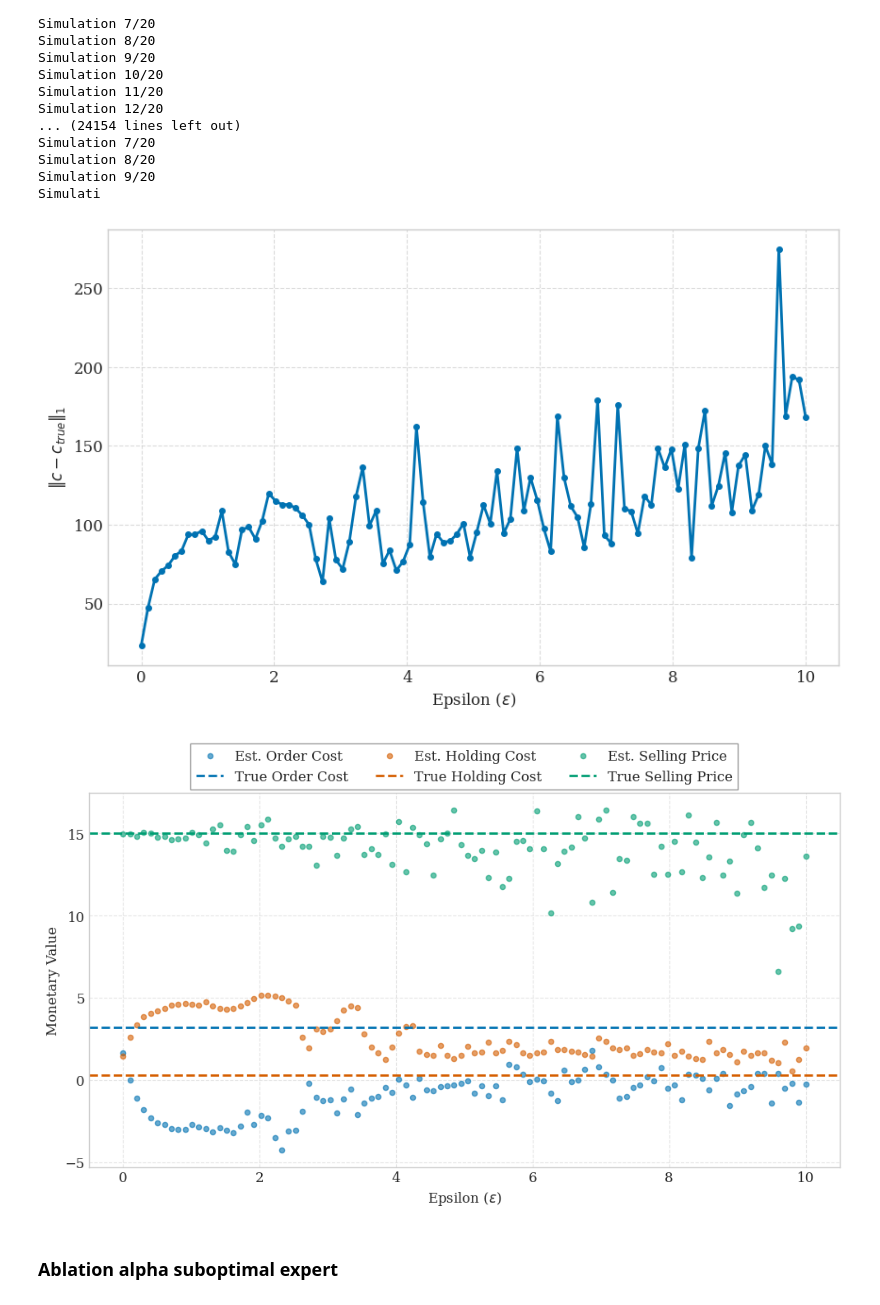
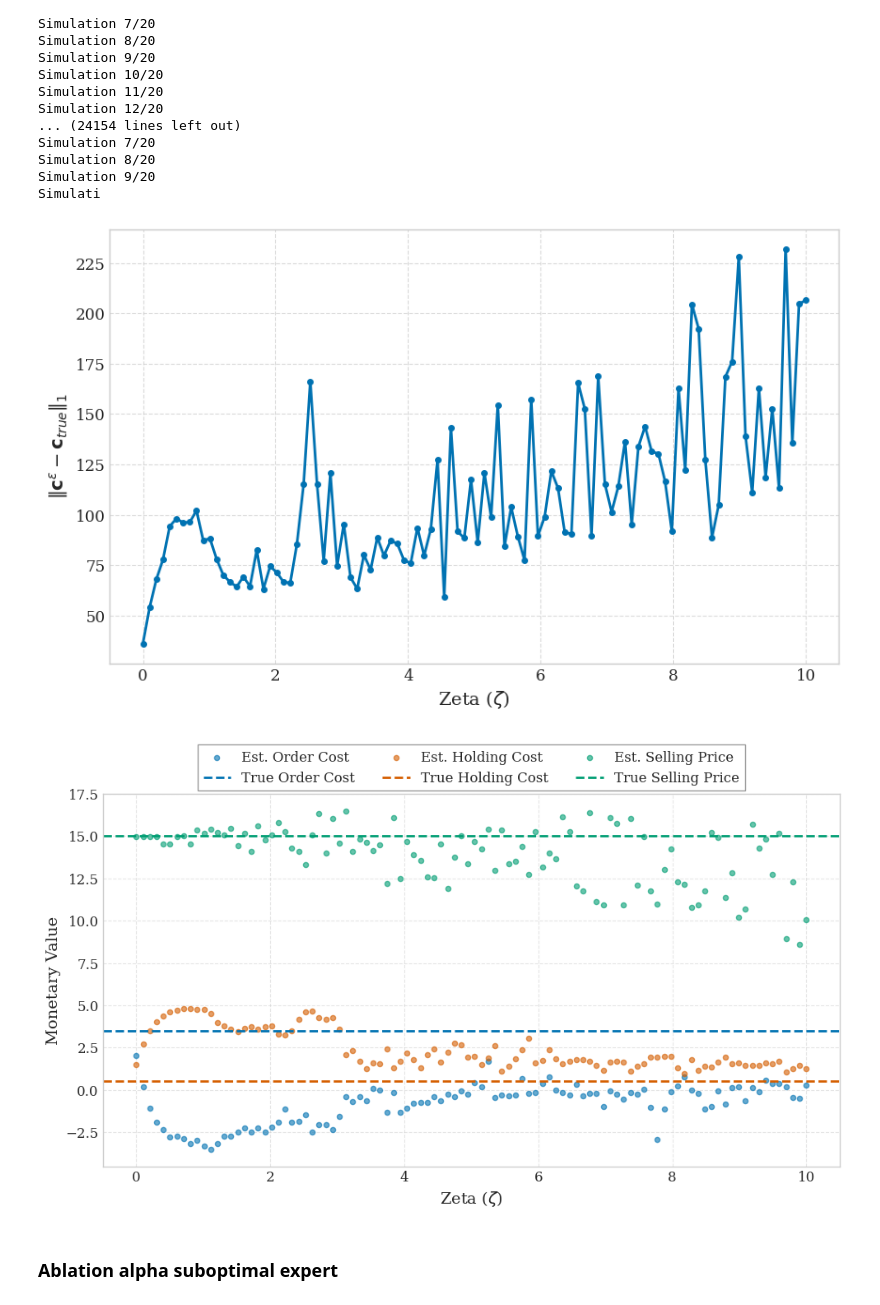
Before and after one commit to EstebanLeiva/apprenticeshiplearning, a Jupyter notebook: scripts/inventory.ipynb, the cells around one changed output. Cells and saved outputs as stored; diff of their text form; code cells hidden in the pictures.

```diff
--- a/scripts/inventory.ipynb
+++ b/scripts/inventory.ipynb
@@ -29,3 +25,6 @@ maxi = 0
+# %%
+mini = -130
+maxi = 0
 # %% [markdown]
 ### Forward
 # %% [markdown]
@@ -106,5 +105,12 @@ holding_cost_sub = 8
 order_cost_sub = 5
 selling_price_sub = 15
 gamma_sub = 0.9
-inventory_sub = Inventory(max_inventory_sub, demand_lambda_sub, selling_price_sub, holding_cost_sub, order_cost_sub, gamma_sub)
+inventory_sub = Inventory(max_inventory_sub,
+                          demand_lambda_sub,
+                          selling_price_sub,
+                          holding_cost_sub,
+                          order_cost_sub,
+                          gamma_sub,
+                          min_scaling=mini,
+                          max_scaling=maxi)
 inventory_sub.get_mdp_forward()
@@ -200,11 +204,11 @@ holding_cost_est = 2
 c_hat = get_c_hat(inventory.mdp_forward.S, inventory.mdp_forward.A, selling_price_est, demand_lambda, order_cost_est, holding_cost_est)
 c_hat = 2 * (c_hat - mini) / (maxi- mini) - 1
 # %%
-alpha = 0.3#0.3
-mu_e = mu_expert
+alpha = 0.1#0.3
+mu_e = mu_e
 c_0 = np.zeros(len(inventory.mdp_forward.S) * len(inventory.mdp_forward.A))
 u_0 = np.zeros(len(inventory.mdp_forward.S))
 mu_0 = np.ones(len(inventory.mdp_forward.S) * len(inventory.mdp_forward.A)) / (len(inventory.mdp_forward.S) * len(inventory.mdp_forward.A))
 T = 10000 #10000
-N = 100 #100
+N = 1000 #100
 # %%
@@ -431,37 +428,37 @@ with open('output/new_ablation_results_alpha03.pkl', 'rb') as f:
     ablation_results_alpha03 = pickle.load(f)
 with open('output/new_ablation_results_alpha05.pkl', 'rb') as f:
     ablation_results_alpha05 = pickle.load(f)
-epsilons = np.linspace(0, 10, 50)
+epsilons = np.linspace(0, 10, 100)
 # %%
 l_1, l_2, l_inf, results_order_cost, results_holding_cost, results_selling_price, apprentice_expected = ablation_results_alpha01
 # %%
 plt.style.use('seaborn-v0_8-whitegrid')
 plt.rcParams.update({
     'font.family': 'serif',
     'font.size': 12,
     'lines.linewidth': 2
 })
 colors = ['#0072B2', '#D55E00', '#009E73']
 
 plt.figure(figsize=(10, 6))
 
 # 4. Plot with distinct colors, markers, and linestyles
 #make smaller markers
 
 plt.plot(epsilons, l_1, marker='o', color=colors[0], markersize=4, linestyle='-', label='L1')
 #plt.plot(epsilons, l_2, marker='o', color=colors[1], markersize=4, label='$L^2$')
 #plt.plot(epsilons, l_inf, marker='o', color=colors[2], markersize=4, label='$L^\infty$')
 
 # 5. formatted labels
-plt.xlabel(r'Epsilon ($\epsilon$)')
-plt.ylabel(r'$\Vert c - c_{true} \Vert_1$')
+plt.xlabel(r'Zeta ($\zeta$)', fontsize=14)
+plt.ylabel(r'$\Vert \mathbf{c}^{\epsilon} - \mathbf{c}_{true} \Vert_1$', fontsize=14)
 
 plt.grid(True, linestyle='--', alpha=0.7)
 #plt.legend(frameon=True, fancybox=False, edgecolor='black')
 
 plt.show()
 # %% [output]
-[figure, old version]
+[figure, new version]
 # %%
 colors = {
     'order': '#0072B2',   # Blue
@@ -486,8 +483,8 @@ plt.scatter(epsilons, results_selling_price, label='Est. Selling Price',
             color=colors['selling'], alpha=marker_alpha, marker='o', s=marker_size)
 plt.axhline(y=selling_price, color=colors['selling'], linestyle='--', label='True Selling Price')
 
-plt.xlabel(r'Epsilon ($\epsilon$)')
-plt.ylabel('Monetary Value')
+plt.xlabel(r'Zeta ($\zeta$)', fontsize=14)
+plt.ylabel('Monetary Value', fontsize=14)
 plt.grid(True, linestyle='--', alpha=0.5)
 plt.legend(frameon=True, fancybox=False, edgecolor='black', ncol=3)
 plt.legend(loc='upper center', bbox_to_anchor=(0.5, 1.15), ncol=3, frameon=True, fancybox=False, edgecolor='gray')
@@ -496,6 +493,6 @@ plt.legend(loc='upper center', bbox_to_anchor=(0.5, 1.15), ncol=3, frameon=True,
 plt.tight_layout()
 plt.show()
 # %% [output]
-[figure, old version]
+[figure, new version]
 # %% [markdown]
 ### Ablation alpha suboptimal expert
```
Also changed, not shown: parts of 23 cells of this notebook, 14 other files.
